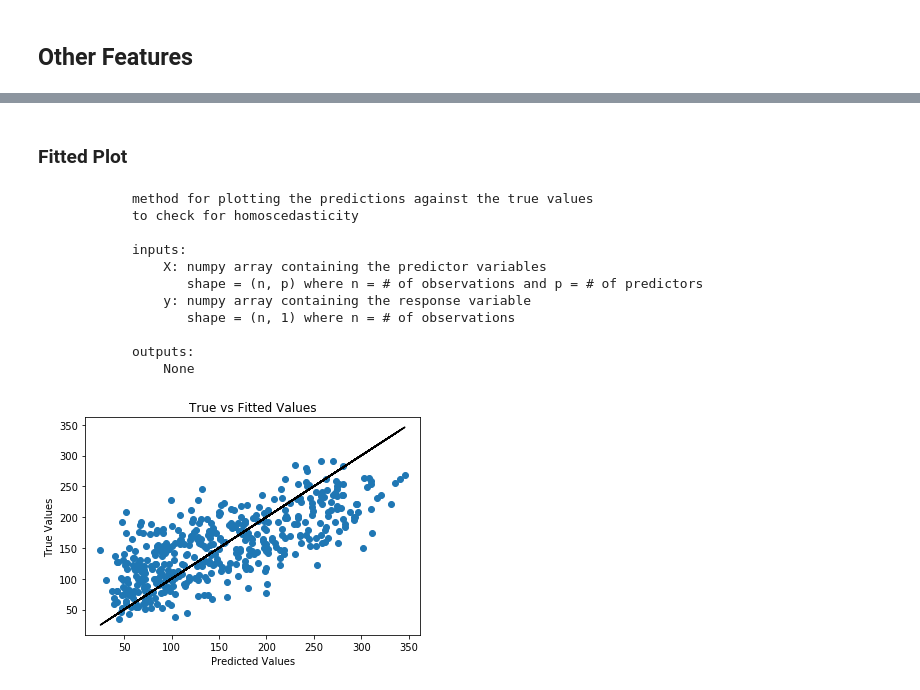
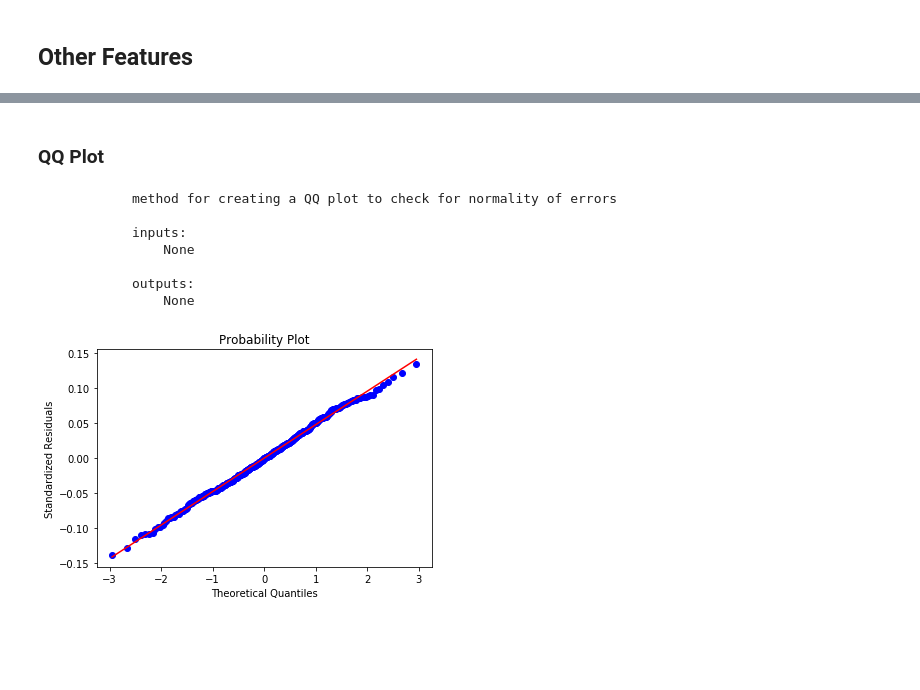
Before and after one commit to ryan-k-miller/Machine-Learning-Algorithms, a Jupyter notebook: LinearRegression.ipynb, the cells around one changed output, grey strips where cells are left out. Cells and saved outputs as stored; diff of their text form; code cells hidden in the pictures; blank space fills up the shorter version.

Commit message:
Fix qq_plot and update notebook

```diff
--- a/LinearRegression.ipynb
+++ b/LinearRegression.ipynb
@@ -66,18 +99,14 @@ Adjusted R-Squared: 0.5054
 # %% [markdown]
-### Fitted Plot
+### QQ Plot
 # %%
-print(lr.plot_fitted.__doc__)
-lr.plot_fitted(X,y)
+print(lr.qq_plot.__doc__)
+lr.qq_plot()
 # %% [output]
-            method for plotting the predictions against the true values
-            to check for homoscedasticity
+            method for creating a QQ plot to check for normality of errors
 
             inputs:
-                X: numpy array containing the predictor variables
-                   shape = (n, p) where n = # of observations and p = # of predictors
-                y: numpy array containing the response variable
-                   shape = (n, 1) where n = # of observations
+                None
 
             outputs:
                 None
-[figure, old version]
+[figure, new version]
```
Also changed, not shown: parts of 16 cells of this notebook, 1 other file.
